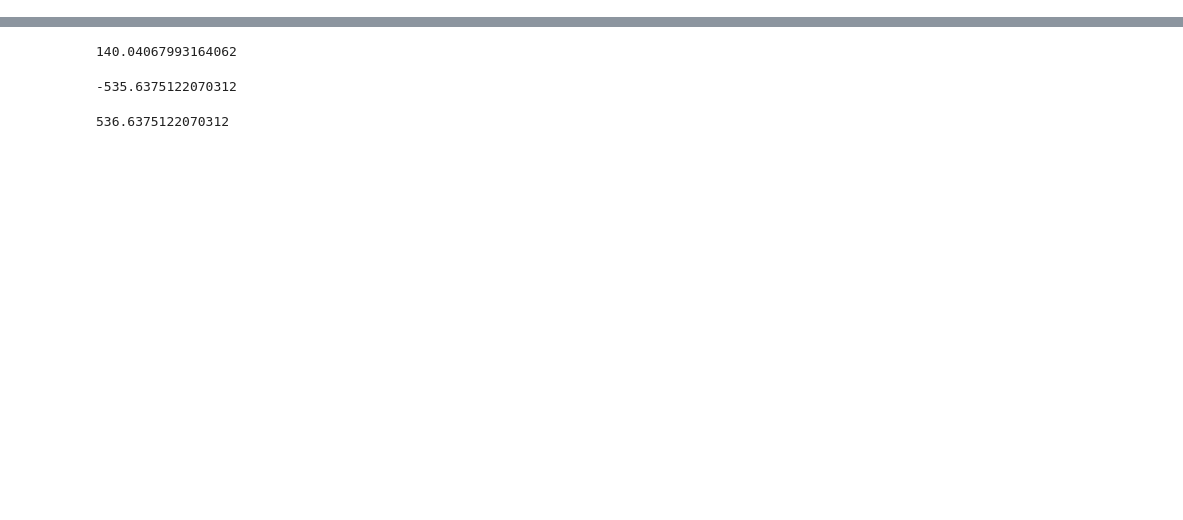
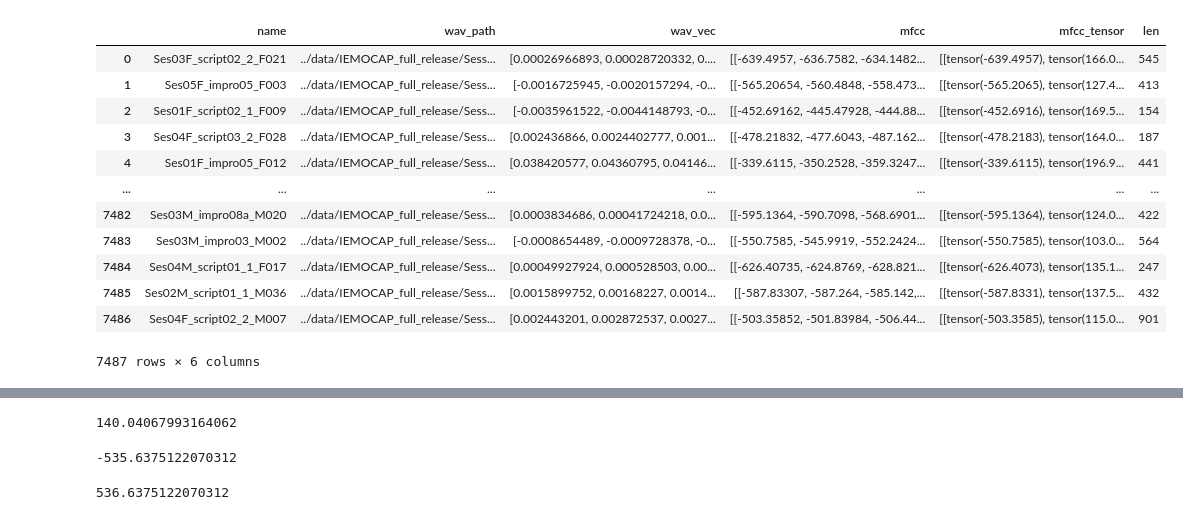
Before and after one commit to noparkee/Natural-Language-Process-Team-Project, a Jupyter notebook: preprocess/2_make_audio.ipynb, the cells around one changed output, grey strips where cells are left out. Drawn from its saved outputs; the diff is of its cells as text; code cells hidden in the pictures; blank space fills up the shorter version.

```diff
--- a/preprocess/2_make_audio.ipynb
+++ b/preprocess/2_make_audio.ipynb
@@ -118,0 +118,17 @@ data.to_pickle('../data/audio_vec3.pkl')
+# %%
+data = data.sample(frac=1).reset_index(drop=True)
+data
+# %% [output]
+|  | name | wav_path | wav_vec | mfcc | mfcc_tensor | len |
+| 0 | Ses03F_script02_2_F021 | ../data/IEMOCAP_full_release/Sess... | [0.00026966893, 0.00028720332, 0.... | [[-639.4957, -636.7582, -634.1482... | [[tensor(-639.4957), tensor(166.0... | 545 |
+| 1 | Ses05F_impro05_F003 | ../data/IEMOCAP_full_release/Sess... | [-0.0016725945, -0.0020157294, -0... | [[-565.20654, -560.4848, -558.473... | [[tensor(-565.2065), tensor(127.4... | 413 |
+| 2 | Ses01F_script02_1_F009 | ../data/IEMOCAP_full_release/Sess... | [-0.0035961522, -0.0044148793, -0... | [[-452.69162, -445.47928, -444.88... | [[tensor(-452.6916), tensor(169.5... | 154 |
+| 3 | Ses04F_script03_2_F028 | ../data/IEMOCAP_full_release/Sess... | [0.002436866, 0.0024402777, 0.001... | [[-478.21832, -477.6043, -487.162... | [[tensor(-478.2183), tensor(164.0... | 187 |
+| 4 | Ses01F_impro05_F012 | ../data/IEMOCAP_full_release/Sess... | [0.038420577, 0.04360795, 0.04146... | [[-339.6115, -350.2528, -359.3247... | [[tensor(-339.6115), tensor(196.9... | 441 |
+| ... | ... | ... | ... | ... | ... | ... |
+| 7482 | Ses03M_impro08a_M020 | ../data/IEMOCAP_full_release/Sess... | [0.0003834686, 0.00041724218, 0.0... | [[-595.1364, -590.7098, -568.6901... | [[tensor(-595.1364), tensor(124.0... | 422 |
+| 7483 | Ses03M_impro03_M002 | ../data/IEMOCAP_full_release/Sess... | [-0.0008654489, -0.0009728378, -0... | [[-550.7585, -545.9919, -552.2424... | [[tensor(-550.7585), tensor(103.0... | 564 |
+| 7484 | Ses04M_script01_1_F017 | ../data/IEMOCAP_full_release/Sess... | [0.00049927924, 0.000528503, 0.00... | [[-626.40735, -624.8769, -628.821... | [[tensor(-626.4073), tensor(135.1... | 247 |
+| 7485 | Ses02M_script01_1_M036 | ../data/IEMOCAP_full_release/Sess... | [0.0015899752, 0.00168227, 0.0014... | [[-587.83307, -587.264, -585.142,... | [[tensor(-587.8331), tensor(137.5... | 432 |
+| 7486 | Ses04F_script02_2_M007 | ../data/IEMOCAP_full_release/Sess... | [0.002443201, 0.002872537, 0.0027... | [[-503.35852, -501.83984, -506.44... | [[tensor(-503.3585), tensor(115.0... | 901 |
+7487 rows × 6 columns
```
Also changed, not shown: parts of 12 cells of this notebook, 13 other files.
